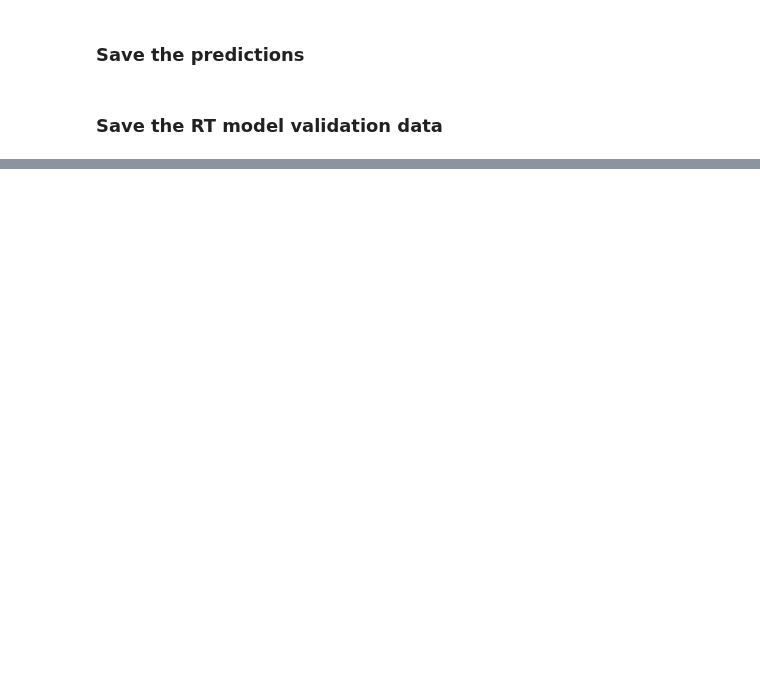
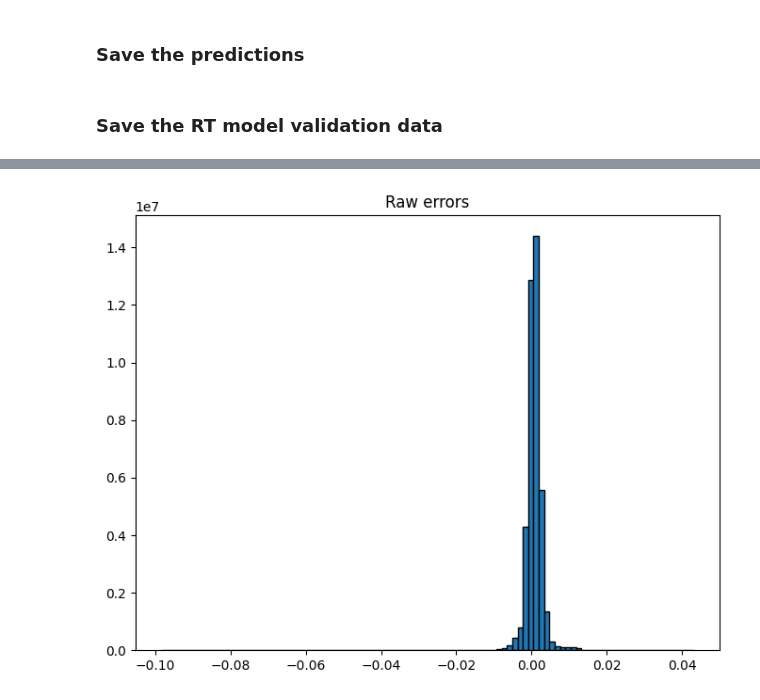
Before and after one commit to HerraKaava/RT_model_emulator, a Jupyter notebook: code-files/NN_model_spherical_albedo.ipynb, the cells around one changed output, grey strips where cells are left out. Cells and saved outputs as stored; diff of their text form; code cells hidden in the pictures; blank space fills up the shorter version.

```diff
--- a/code-files/NN_model_spherical_albedo.ipynb
+++ b/code-files/NN_model_spherical_albedo.ipynb
@@ -329,0 +336,4 @@ save_HDF5(Y=Y_val, save_loc=save_loc, file_name=file_name)
+# %%
+plot_errors_hist(spherical_albedo_preds_test, scaled_X_test, Y_test)
+# %% [output]
+[figure, added]
```
Also changed, not shown: parts of 36 cells of this notebook.
